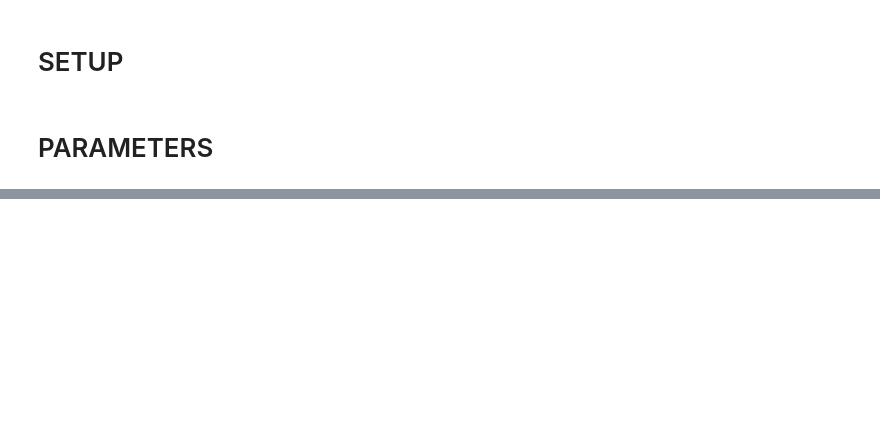
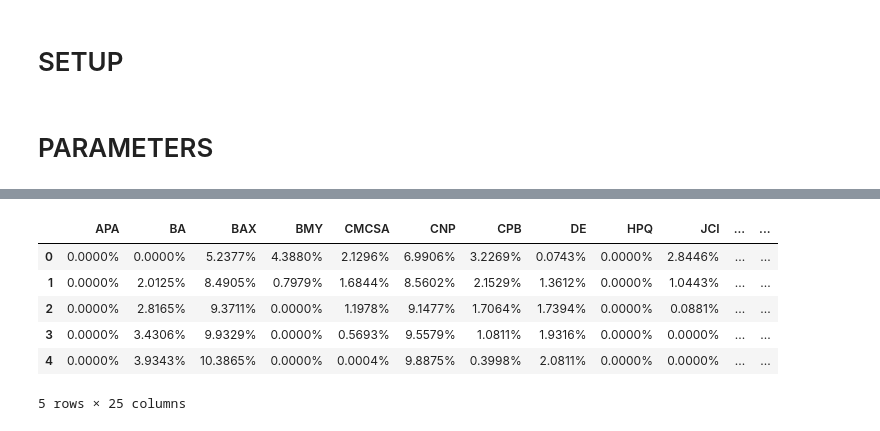
Before and after one commit to rafaellagp/Portfolio-forecasting-and-optimization, a Jupyter notebook: Draft.ipynb, the cells around one changed output, grey strips where cells are left out. Saved outputs shown, nothing was run; the diff lists cells and outputs as text; code cells hidden in the pictures; blank space fills up the shorter version.

```diff
--- a/Draft.ipynb
+++ b/Draft.ipynb
@@ -140,0 +99,14 @@ display(Y.head())
+# %%
+points = 50 # Number of points of the frontier
+
+frontier = port.efficient_frontier(model=model, rm=rm, points=points, rf=rf, hist=hist)
+
+display(frontier.T.head())
+# %% [output]
+|  | APA | BA | BAX | BMY | CMCSA | CNP | CPB | DE | HPQ | JCI | ... | ... |
+| 0 | 0.0000% | 0.0000% | 5.2377% | 4.3880% | 2.1296% | 6.9906% | 3.2269% | 0.0743% | 0.0000% | 2.8446% | ... | ... |
+| 1 | 0.0000% | 2.0125% | 8.4905% | 0.7979% | 1.6844% | 8.5602% | 2.1529% | 1.3612% | 0.0000% | 1.0443% | ... | ... |
+| 2 | 0.0000% | 2.8165% | 9.3711% | 0.0000% | 1.1978% | 9.1477% | 1.7064% | 1.7394% | 0.0000% | 0.0881% | ... | ... |
+| 3 | 0.0000% | 3.4306% | 9.9329% | 0.0000% | 0.5693% | 9.5579% | 1.0811% | 1.9316% | 0.0000% | 0.0000% | ... | ... |
+| 4 | 0.0000% | 3.9343% | 10.3865% | 0.0000% | 0.0004% | 9.8875% | 0.3998% | 2.0811% | 0.0000% | 0.0000% | ... | ... |
+5 rows × 25 columns
```
Also changed, not shown: parts of 11 cells of this notebook, 5 other files.
